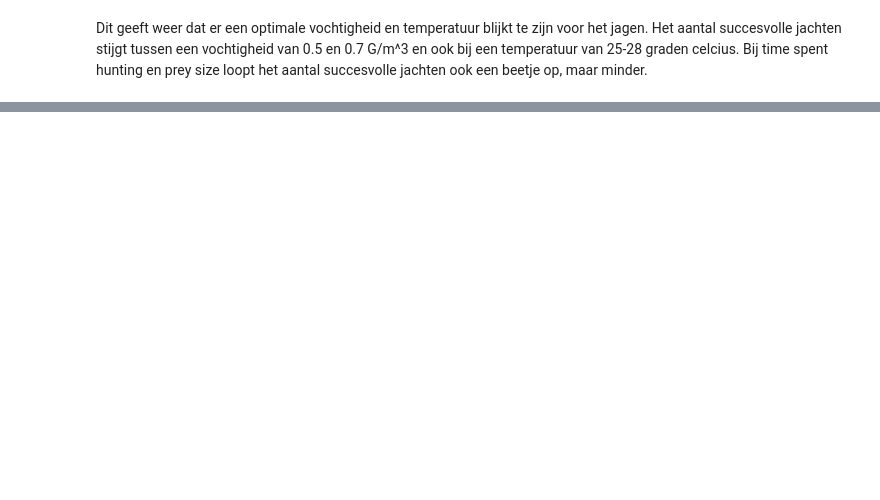
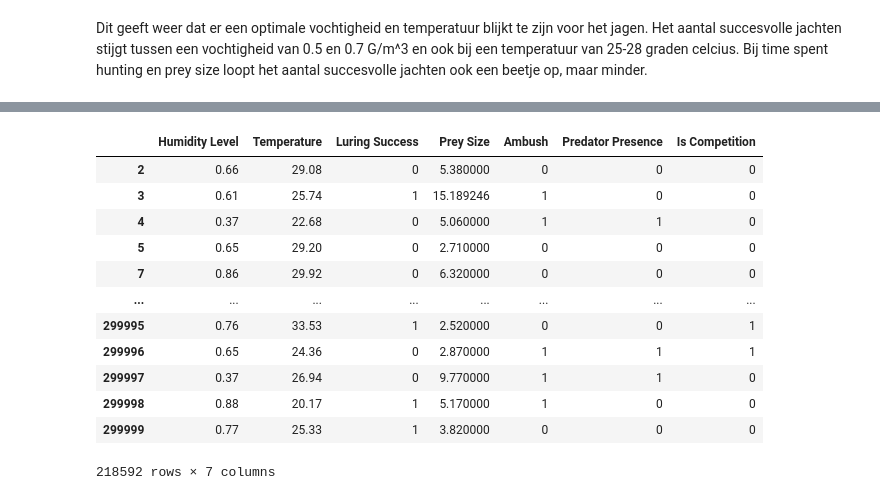
Before and after one commit to RamonReilman/hunting_mantis_ml, a Jupyter notebook: EDA.ipynb, the cells around one changed output, grey strips where cells are left out. Cells and saved outputs as stored; diff of their text form; code cells hidden in the pictures; blank space fills up the shorter version.

```diff
--- a/EDA.ipynb
+++ b/EDA.ipynb
@@ -174,0 +257,17 @@ for i in range(0,2):
+# %%
+X = hunting_data[by_unit("g/m^3", "Celcius", "True/False", "Cm")].to_numpy()
+y = hunting_data["Hunting Success"].to_numpy()
+# %% [output]
+|  | Humidity Level | Temperature | Luring Success | Prey Size | Ambush | Predator Presence | Is Competition |
+| 2 | 0.66 | 29.08 | 0 | 5.380000 | 0 | 0 | 0 |
+| 3 | 0.61 | 25.74 | 1 | 15.189246 | 1 | 0 | 0 |
+| 4 | 0.37 | 22.68 | 0 | 5.060000 | 1 | 1 | 0 |
+| 5 | 0.65 | 29.20 | 0 | 2.710000 | 0 | 0 | 0 |
+| 7 | 0.86 | 29.92 | 0 | 6.320000 | 0 | 0 | 0 |
+| ... | ... | ... | ... | ... | ... | ... | ... |
+| 299995 | 0.76 | 33.53 | 1 | 2.520000 | 0 | 0 | 1 |
+| 299996 | 0.65 | 24.36 | 0 | 2.870000 | 1 | 1 | 1 |
+| 299997 | 0.37 | 26.94 | 0 | 9.770000 | 1 | 1 | 0 |
+| 299998 | 0.88 | 20.17 | 1 | 5.170000 | 1 | 0 | 0 |
+| 299999 | 0.77 | 25.33 | 1 | 3.820000 | 0 | 0 | 0 |
+218592 rows × 7 columns
```
Also changed, not shown: parts of 36 cells of this notebook.
